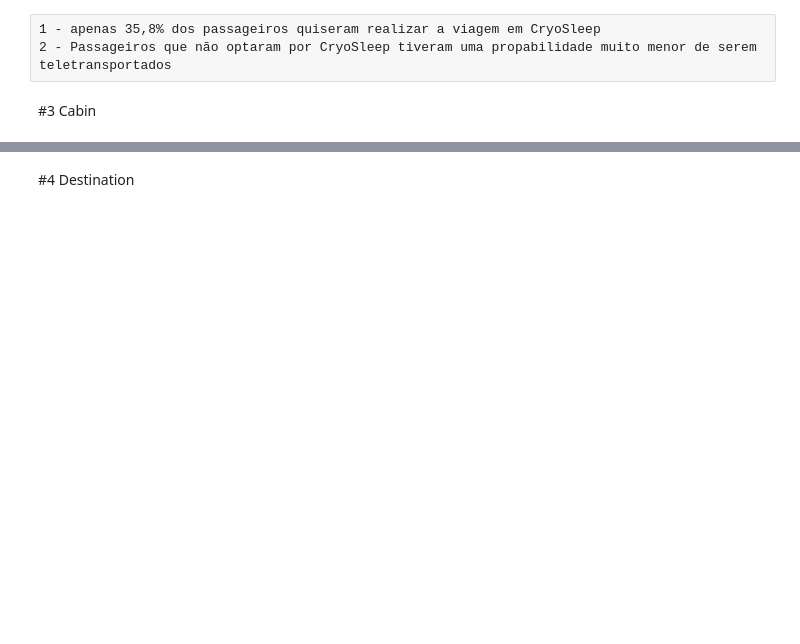
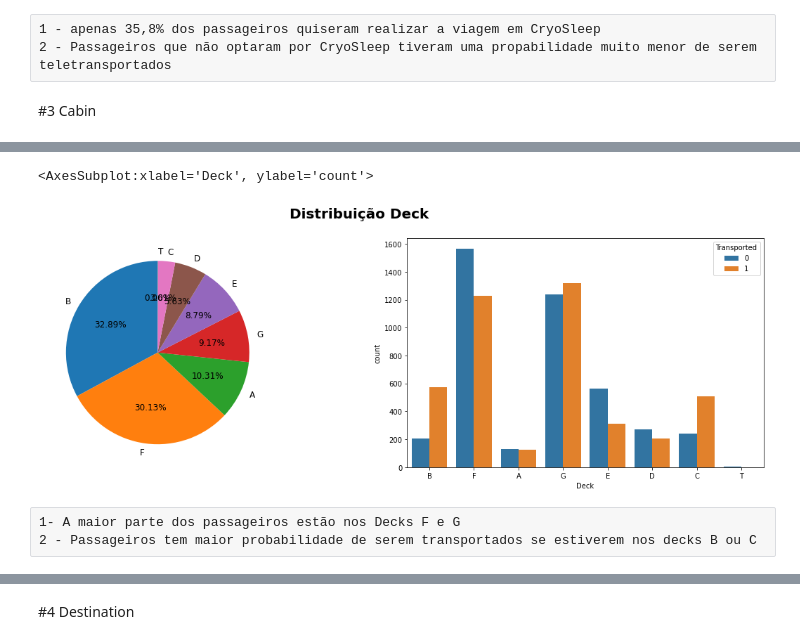
Before and after one commit to vitorbronde/Kaggle.New_Titanic, a Jupyter notebook: New_Titanic.ipynb, the cells around one changed output, grey strips where cells are left out. Drawn from its saved outputs; the diff is of its cells as text; code cells hidden in the pictures; blank space fills up the shorter version.

```diff
--- a/New_Titanic.ipynb
+++ b/New_Titanic.ipynb
@@ -195,2 +178,0 @@ Name: Cabin, dtype: object
-# %%
-df_base_titanic['Deck'] = df_base_titanic.loc[df_base_titanic['Cabin'].index].apply(lambda x : x.str.split('/')[0])
@@ -198,0 +206,7 @@ AttributeError: Can only use .str accessor with string values!
+# %%
+df_cabines = df_base_titanic["Cabin"].str.extract("(.*?)/(.*?)/(.)")
+df_cabines.columns = ["Deck", "Num", "Side"]
+# %%
+df_cabines["PassengerId"] = df_base_titanic["PassengerId"]
+df_cabines.dropna(inplace=True)
+df_cabines.head(4)
@@ -198,0 +219,4 @@ AttributeError: Can only use .str accessor with string values!
+# %%
+df_base_titanic = df_base_titanic.merge(df_cabines , how='left')
+df_base_titanic.drop(['Cabin'], axis=1 , inplace = True)
+df_base_titanic
@@ -199,13 +237,18 @@ AttributeError: Can only use .str accessor with string values!
 # %%
 fig, ax = plt.subplots(1, 2, figsize=(20,6))
-fig.suptitle('Distribuição Cabin', size = 20, weight='bold')
+fig.suptitle('Distribuição Deck', size = 20, weight='bold')
 
-sizes = list(df_base_titanic['Cabin'].value_counts())
+sizes = list(df_base_titanic['Deck'].value_counts())
 
-labels = df_base_titanic['Cabin'].dropna().unique()
-colors = ['#099FFF', '#CC00FF']
-explode = (0.05,0.05)
+labels = df_base_titanic['Deck'].dropna().unique()
 
-ax[0].pie(sizes, colors=colors, explode=explode, startangle=90, labels=labels,
+
+ax[0].pie(sizes,  startangle=90, labels=labels,
        autopct='%1.2f%%', pctdistance=0.6,textprops={'fontsize':12})
-sns.countplot(x='Cabin', data=df_base_titanic, hue='Transported', ax=ax[1])
+sns.countplot(x='Deck', data=df_base_titanic, hue='Transported', ax=ax[1])
+# %% [output]
+<AxesSubplot:xlabel='Deck', ylabel='count'>
+[figure, added]
+# %% [raw]
+1- A maior parte dos passageiros estão nos Decks F e G
+2 - Passageiros tem maior probabilidade de serem transportados se estiverem nos decks B ou C
```
Also changed, not shown: parts of 35 cells of this notebook.
